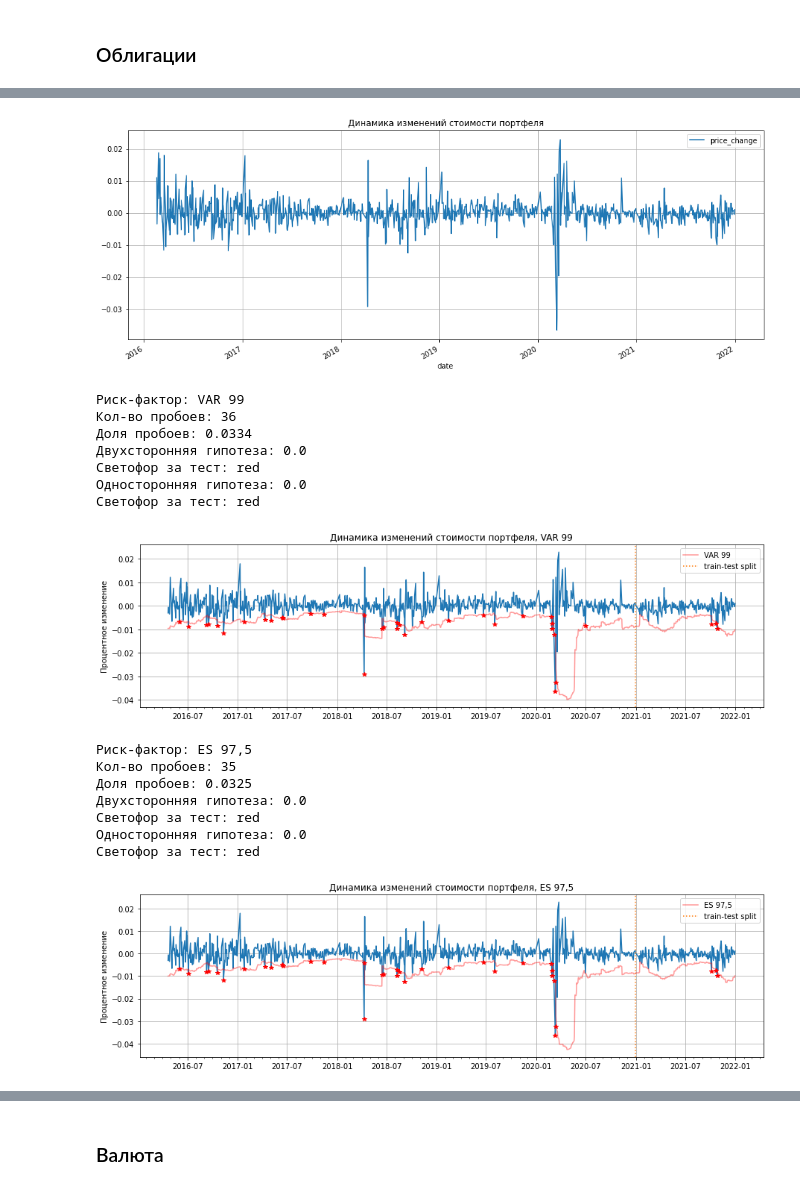
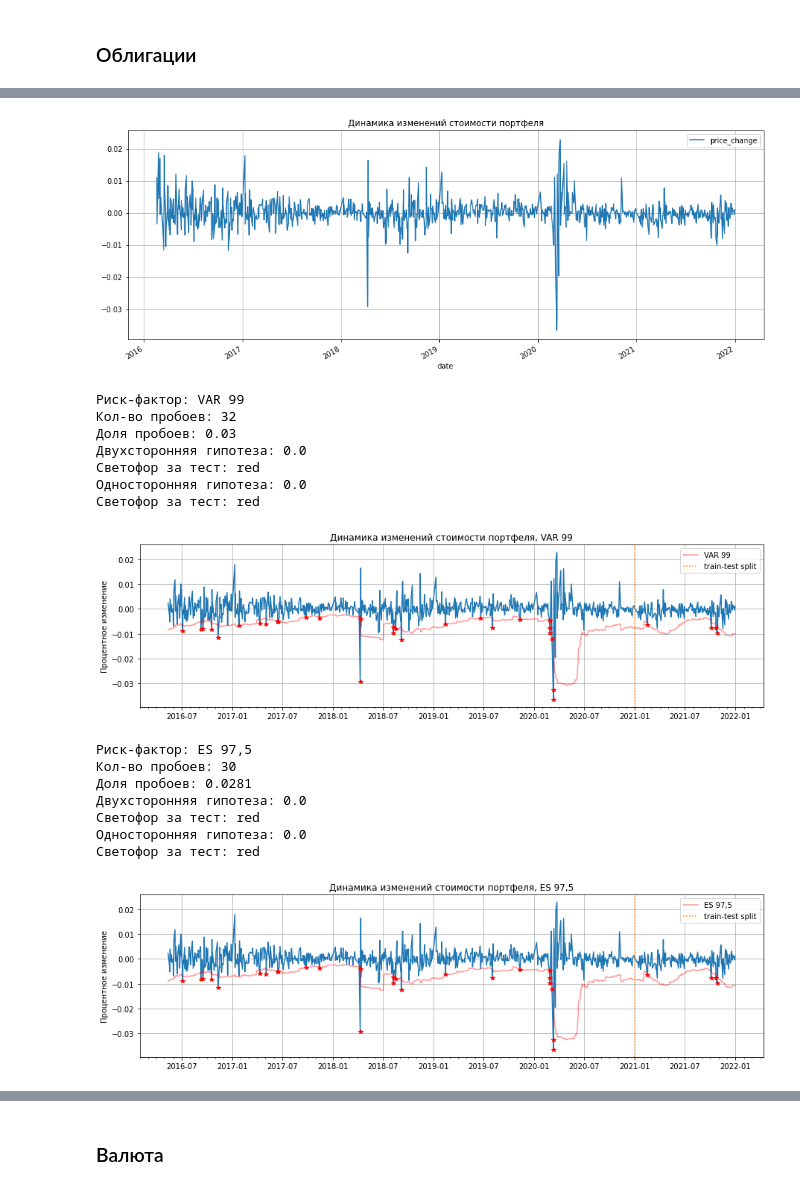
Before and after one commit to goo-goo-goo-joob/hse_market_risk, a Jupyter notebook: 05_backtesting.ipynb, the cells around one changed output, grey strips where cells are left out. Saved outputs shown, nothing was run; the diff lists cells and outputs as text; code cells hidden in the pictures.

```diff
--- a/05_backtesting.ipynb
+++ b/05_backtesting.ipynb
@@ -262,6 +262,9 @@ def semaphore(p):
         return "yellow"
     else:
         return "red"
+
+def norm_percenile(x, level):
+    return np.mean(x) + ss.norm.ppf(level) * np.std(x)
 # %%
 class PortfolioSimulation:
     def __init__(self, init_tools, window_size, t):
@@ -311,12 +314,20 @@ class PortfolioSimulation:
 
         self.portfolio_prices_simulations = pd.DataFrame(portfolio_prices_simulations)
 
+#         self.portfolio_prices_simulations["var_99"] = -self.portfolio_prices_simulations["price_change"].map(
+#             lambda x: -np.percentile(x, 1)
+#         )
+
+#         self.portfolio_prices_simulations["es_97,5"] = -self.portfolio_prices_simulations["price_change"].map(
+#             lambda x: -(np.array(x)[np.array(x) < np.percentile(x, 2.5)]).mean()
+#         )
+
         self.portfolio_prices_simulations["var_99"] = -self.portfolio_prices_simulations["price_change"].map(
-            lambda x: -np.percentile(x, 1)
+            lambda x: -norm_percenile(x, 0.01)
         )
 
         self.portfolio_prices_simulations["es_97,5"] = -self.portfolio_prices_simulations["price_change"].map(
-            lambda x: -(np.array(x)[np.array(x) < np.percentile(x, 2.5)]).mean()
+            lambda x: -(np.array(x)[np.array(x) < norm_percenile(x, 0.025)]).mean()
         )
 
         self.returns = (
@@ -533,35 +544,35 @@ ps.calc_test("es_97,5", "ES 97,5", "r*", 0.99)
 # %%
 init_tools = {
     "OFZ_26207": 10_000_000,
     "OFZ_26209": 10_000_000,
     "OFZ_26211": 10_000_000,
     "OFZ_26212": 10_000_000,
     "OFZ_26218": 10_000_000,
 }
-ps = PortfolioSimulation(init_tools, 30, 1)
+ps = PortfolioSimulation(init_tools, 40, 1)
 ps.plot_dynamics()
 
 ps.calc_test("var_99", "VAR 99", "r*", 0.99)
 ps.calc_test("es_97,5", "ES 97,5", "r*", 0.99)
 # %% [output]
 [figure]
 [figure]
 Риск-фактор: VAR 99
-Кол-во пробоев: 36
-Доля пробоев: 0.0334
+Кол-во пробоев: 32
+Доля пробоев: 0.03
 Двухсторонняя гипотеза: 0.0
 Светофор за тест: red
 Односторонняя гипотеза: 0.0
 Светофор за тест: red
-[figure, old version]
+[figure, new version]
 Риск-фактор: ES 97,5
-Кол-во пробоев: 35
-Доля пробоев: 0.0325
+Кол-во пробоев: 30
+Доля пробоев: 0.0281
 Двухсторонняя гипотеза: 0.0
 Светофор за тест: red
 Односторонняя гипотеза: 0.0
 Светофор за тест: red
-[figure, old version]
+[figure, new version]
 # %%
 init_tools = {
     "OFZ_26207": 10_000_000,
```
Also changed, not shown: parts of 7 cells of this notebook.
